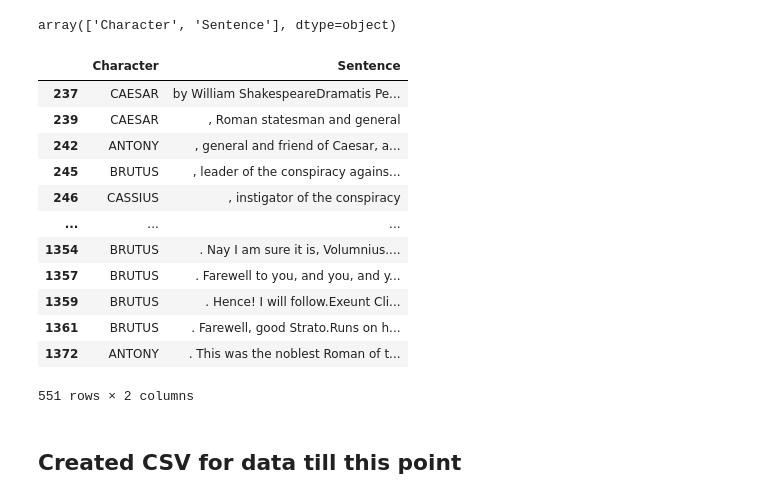
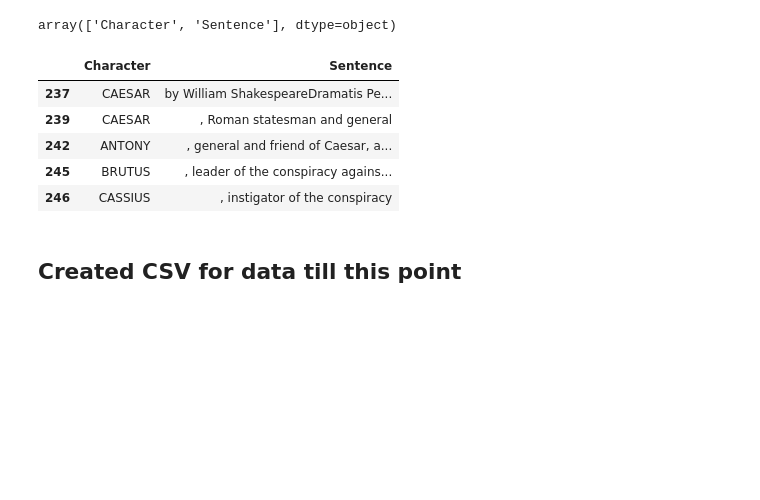
Before and after one commit to ShubhamSongire/julius_caesar_play_analysis, a Jupyter notebook: Code.ipynb, the cells around one changed output. Drawn from its saved outputs; the diff is of its cells as text; code cells hidden in the pictures; blank space fills up the shorter version.

```diff
--- a/Code.ipynb
+++ b/Code.ipynb
@@ -2,5 +2,5 @@
 # Load dataset
 # %%
 import re
-with open(r"C:\Users\DELL\Desktop\freel\3\juliuscaesar.txt", 'r') as file:
+with open(r"juliuscaesar.txt", 'r') as file:
     data = "".join(line for line in file if not line.isspace())
@@ -267,21 +255,14 @@ df.columns.values
 # %% [output]
 array(['Character', 'Sentence'], dtype=object)
 # %%
-df
+df.head()
 # %% [output]
 |  | Character | Sentence |
 | 237 | CAESAR | by William ShakespeareDramatis Pe... |
 | 239 | CAESAR | , Roman statesman and general |
 | 242 | ANTONY | , general and friend of Caesar, a... |
 | 245 | BRUTUS | , leader of the conspiracy agains... |
 | 246 | CASSIUS | , instigator of the conspiracy |
-| ... | ... | ... |
-| 1354 | BRUTUS | . Nay I am sure it is, Volumnius.... |
-| 1357 | BRUTUS | . Farewell to you, and you, and y... |
-| 1359 | BRUTUS | . Hence! I will follow.Exeunt Cli... |
-| 1361 | BRUTUS | . Farewell, good Strato.Runs on h... |
-| 1372 | ANTONY | . This was the noblest Roman of t... |
-551 rows × 2 columns
 # %% [markdown]
 ## Created CSV for data till this point
 # %%
```
Also changed, not shown: parts of 13 cells of this notebook.
